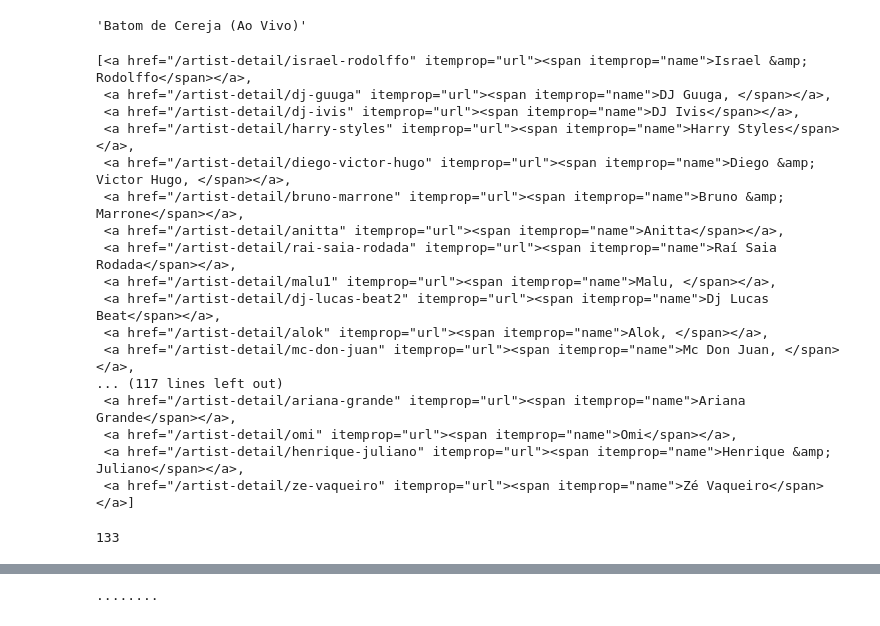
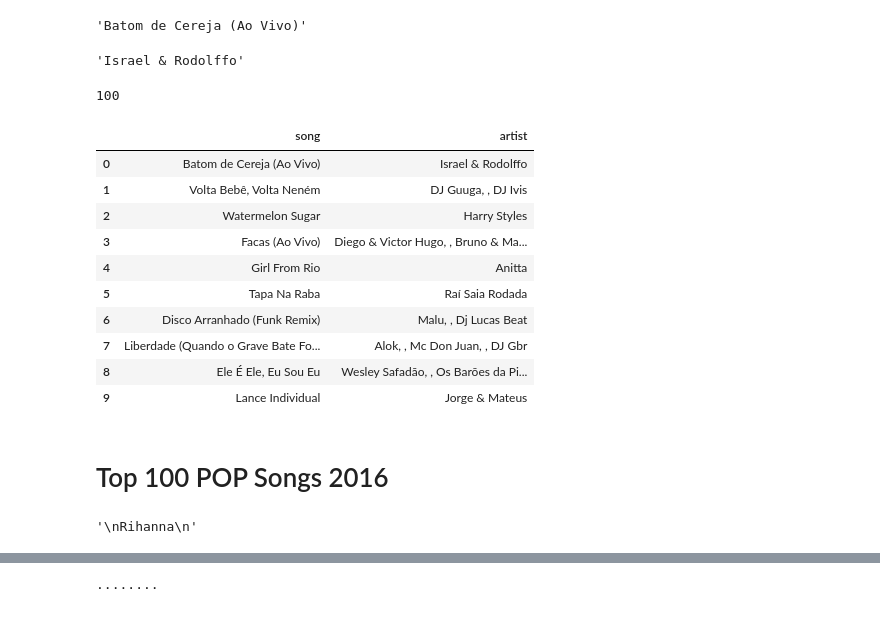
Before and after one commit to Amandasilvap/lab-web-scraping-single-page, a Jupyter notebook: Lab | Web Scraping Single Page.ipynb, the cells around one changed output, grey strips where cells are left out. Cells and saved outputs as stored; diff of their text form; code cells hidden in the pictures.

```diff
--- a/Lab | Web Scraping Single Page.ipynb
+++ b/Lab | Web Scraping Single Page.ipynb
@@ -191,27 +101,44 @@ soup2.select("#title > div > span > a > div")[0].get_text()
 # %% [output]
 'Batom de Cereja (Ao Vivo)'
 # %%
-soup2.select("#Artist > div > a")
+top_br.select("#Artist > div > a")[0].get_text()
 # %% [output]
-[<a href="/artist-detail/israel-rodolffo" itemprop="url"><span itemprop="name">Israel &amp; Rodolffo</span></a>,
- <a href="/artist-detail/dj-guuga" itemprop="url"><span itemprop="name">DJ Guuga, </span></a>,
- <a href="/artist-detail/dj-ivis" itemprop="url"><span itemprop="name">DJ Ivis</span></a>,
- <a href="/artist-detail/harry-styles" itemprop="url"><span itemprop="name">Harry Styles</span></a>,
- <a href="/artist-detail/diego-victor-hugo" itemprop="url"><span itemprop="name">Diego &amp; Victor Hugo, </span></a>,
- <a href="/artist-detail/bruno-marrone" itemprop="url"><span itemprop="name">Bruno &amp; Marrone</span></a>,
- <a href="/artist-detail/anitta" itemprop="url"><span itemprop="name">Anitta</span></a>,
- <a href="/artist-detail/rai-saia-rodada" itemprop="url"><span itemprop="name">Raí Saia Rodada</span></a>,
- <a href="/artist-detail/malu1" itemprop="url"><span itemprop="name">Malu, </span></a>,
- <a href="/artist-detail/dj-lucas-beat2" itemprop="url"><span itemprop="name">Dj Lucas Beat</span></a>,
- <a href="/artist-detail/alok" itemprop="url"><span itemprop="name">Alok, </span></a>,
- <a href="/artist-detail/mc-don-juan" itemprop="url"><span itemprop="name">Mc Don Juan, </span></a>,
-... (117 lines left out)
- <a href="/artist-detail/ariana-grande" itemprop="url"><span itemprop="name">Ariana Grande</span></a>,
- <a href="/artist-detail/omi" itemprop="url"><span itemprop="name">Omi</span></a>,
- <a href="/artist-detail/henrique-juliano" itemprop="url"><span itemprop="name">Henrique &amp; Juliano</span></a>,
- <a href="/artist-detail/ze-vaqueiro" itemprop="url"><span itemprop="name">Zé Vaqueiro</span></a>]
+'Israel & Rodolffo'
-# %%
-num_iter2 = len(soup2.select("#Artist > div > a > span"))
-num_iter2
-# %% [output]
-133
+# %%
+artists = top_br.select("div#Artist")
+artist = []
+for item in artists:
+    names = map(lambda item: item.get_text(), item.select("div > a"))
+    name = ", ".join(names)
+    if name != "":
+        artist.append(name)
+# %%
+song = []
+
+num_iter = len(top_br.select("#title > div > span > a > div"))
+
+for i in range(num_iter):
+    song.append(top_br.select("#title > div > span > a > div")[i].get_text())
+
+
+print(len(song))
+# %% [output]
+100
+# %%
+top_100_brazil = pd.DataFrame({"song":song, "artist":artist})
+top_100_brazil.head(10)
+# need to change some parts
+# %% [output]
+|  | song | artist |
+| 0 | Batom de Cereja (Ao Vivo) | Israel & Rodolffo |
+| 1 | Volta Bebê, Volta Neném | DJ Guuga, , DJ Ivis |
+| 2 | Watermelon Sugar | Harry Styles |
+| 3 | Facas (Ao Vivo) | Diego & Victor Hugo, , Bruno & Ma... |
+| 4 | Girl From Rio | Anitta |
+| 5 | Tapa Na Raba | Raí Saia Rodada |
+| 6 | Disco Arranhado (Funk Remix) | Malu, , Dj Lucas Beat |
+| 7 | Liberdade (Quando o Grave Bate Fo... | Alok, , Mc Don Juan, , DJ Gbr |
+| 8 | Ele É Ele, Eu Sou Eu | Wesley Safadão, , Os Barões da Pi... |
+| 9 | Lance Individual | Jorge & Mateus |
+# %% [markdown]
+# Top 100 POP Songs 2016
@@ -218,3 +152,7 @@ num_iter2
+# %%
+top2016.select("a.artist")[0].get_text()
+# %% [output]
+'\nRihanna\n'
 # %%
 song = []
 artist = []
```
Also changed, not shown: parts of 34 cells of this notebook, 4 other files.
